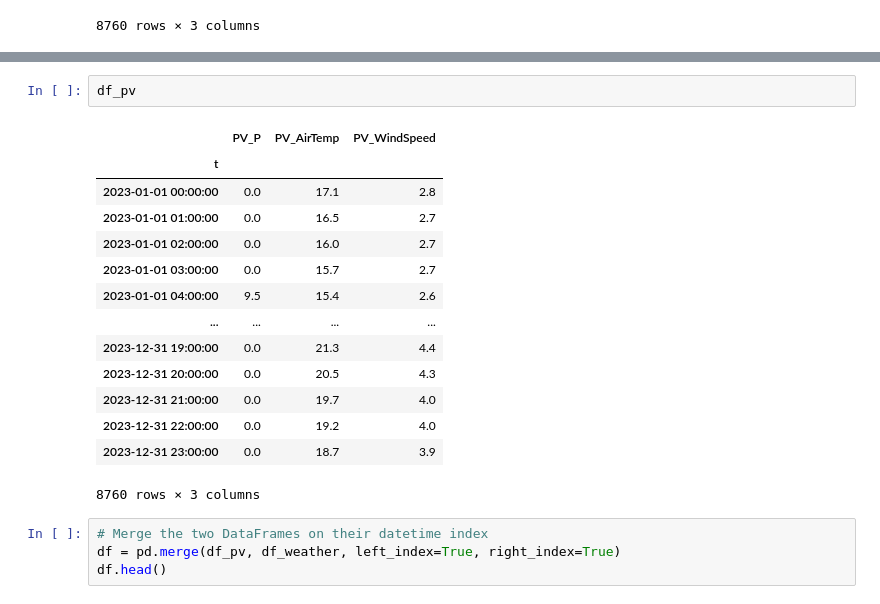
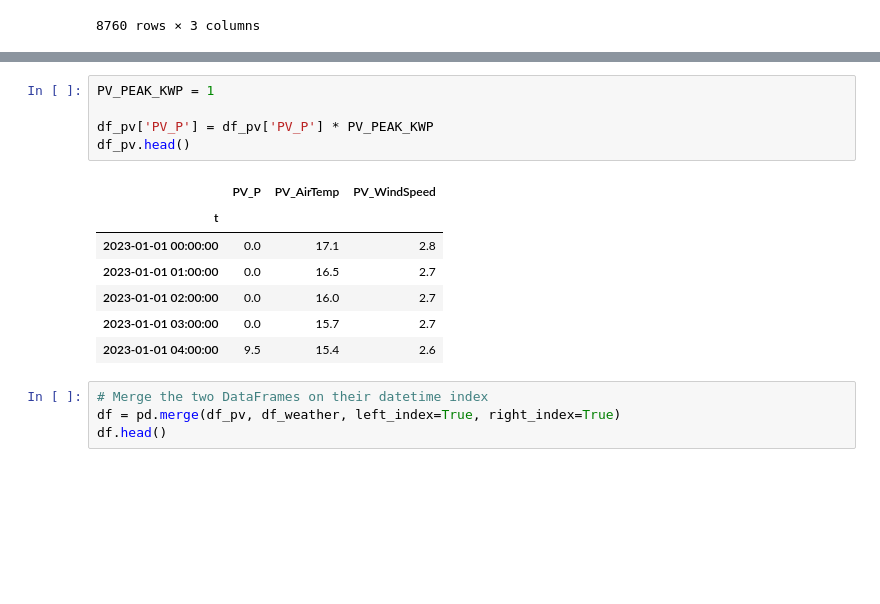
Before and after one commit to ThoAus/pv_water_project, a Jupyter notebook: 01_weather_data.ipynb, the cells around one changed output, grey strips where cells are left out. Cells and saved outputs as stored; diff of their text form; blank space fills up the shorter version.

```diff
--- a/01_weather_data.ipynb
+++ b/01_weather_data.ipynb
@@ -192,20 +209,16 @@ df_weather
 # %%
-df_pv
+PV_PEAK_KWP = 1
+
+df_pv['PV_P'] = df_pv['PV_P'] * PV_PEAK_KWP
+df_pv.head()
 # %% [output]
 |  | PV_P | PV_AirTemp | PV_WindSpeed |
 | t |  |  |  |
 | 2023-01-01 00:00:00 | 0.0 | 17.1 | 2.8 |
 | 2023-01-01 01:00:00 | 0.0 | 16.5 | 2.7 |
 | 2023-01-01 02:00:00 | 0.0 | 16.0 | 2.7 |
 | 2023-01-01 03:00:00 | 0.0 | 15.7 | 2.7 |
 | 2023-01-01 04:00:00 | 9.5 | 15.4 | 2.6 |
-| ... | ... | ... | ... |
-| 2023-12-31 19:00:00 | 0.0 | 21.3 | 4.4 |
-| 2023-12-31 20:00:00 | 0.0 | 20.5 | 4.3 |
-| 2023-12-31 21:00:00 | 0.0 | 19.7 | 4.0 |
-| 2023-12-31 22:00:00 | 0.0 | 19.2 | 4.0 |
-| 2023-12-31 23:00:00 | 0.0 | 18.7 | 3.9 |
-8760 rows × 3 columns
 # %%
 # Merge the two DataFrames on their datetime index
 df = pd.merge(df_pv, df_weather, left_index=True, right_index=True)
```
Also changed, not shown: parts of 17 cells of this notebook, 4 other files.
